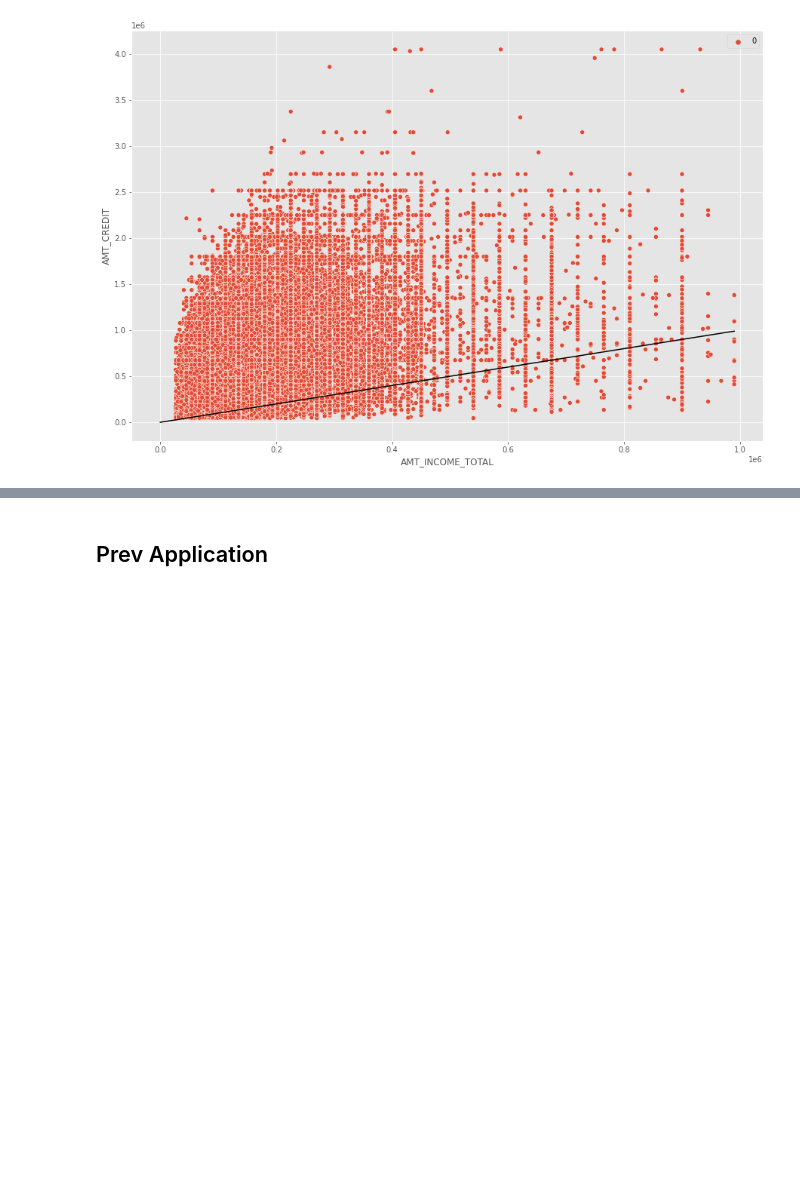
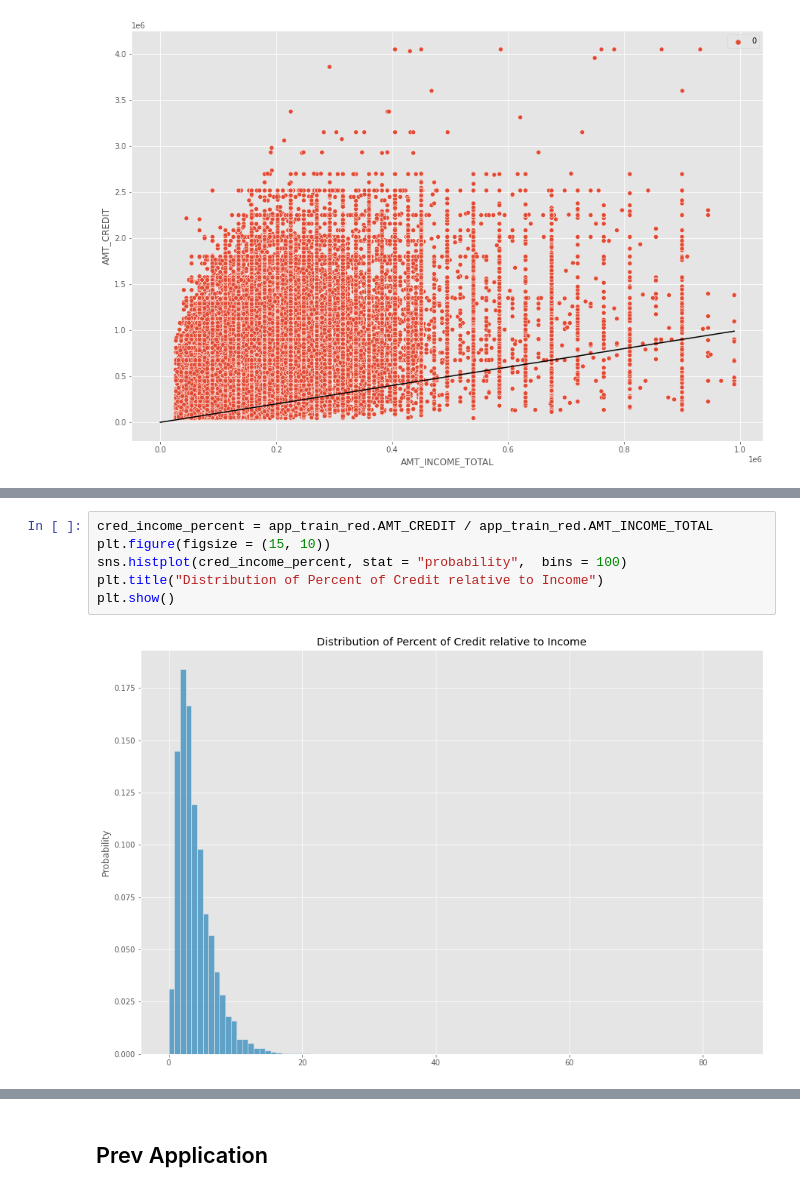
Before and after one commit to Antonio-Avila/Home-Credit-Default, a Jupyter notebook: Home_Credit_Analysis.ipynb, the cells around one changed output, grey strips where cells are left out. Cells and saved outputs as stored; diff of their text form; blank space fills up the shorter version.

```diff
--- a/Home_Credit_Analysis.ipynb
+++ b/Home_Credit_Analysis.ipynb
@@ -353,0 +378,8 @@ plt.show()
+# %%
+cred_income_percent = app_train_red.AMT_CREDIT / app_train_red.AMT_INCOME_TOTAL
+plt.figure(figsize = (15, 10))
+sns.histplot(cred_income_percent, stat = "probability",  bins = 100)
+plt.title("Distribution of Percent of Credit relative to Income")
+plt.show()
+# %% [output]
+[figure, added]
```
Also changed, not shown: parts of 11 cells of this notebook.
